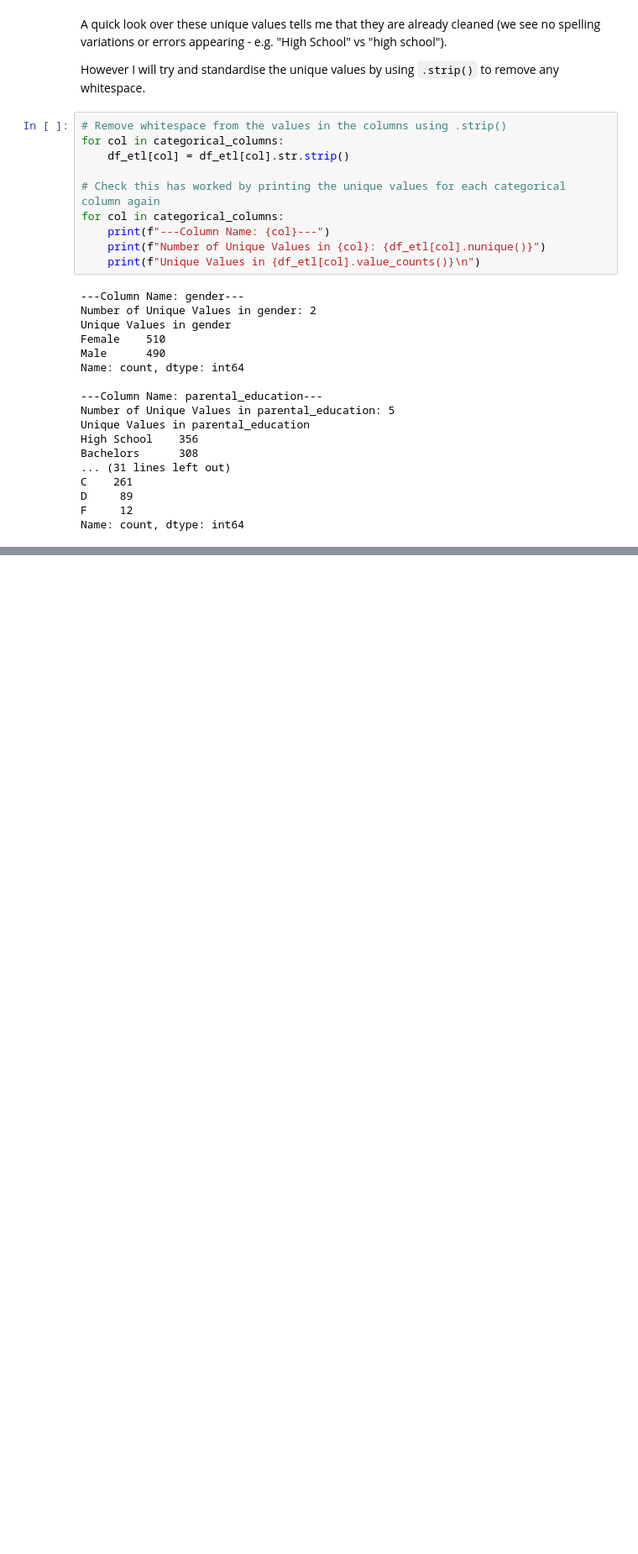
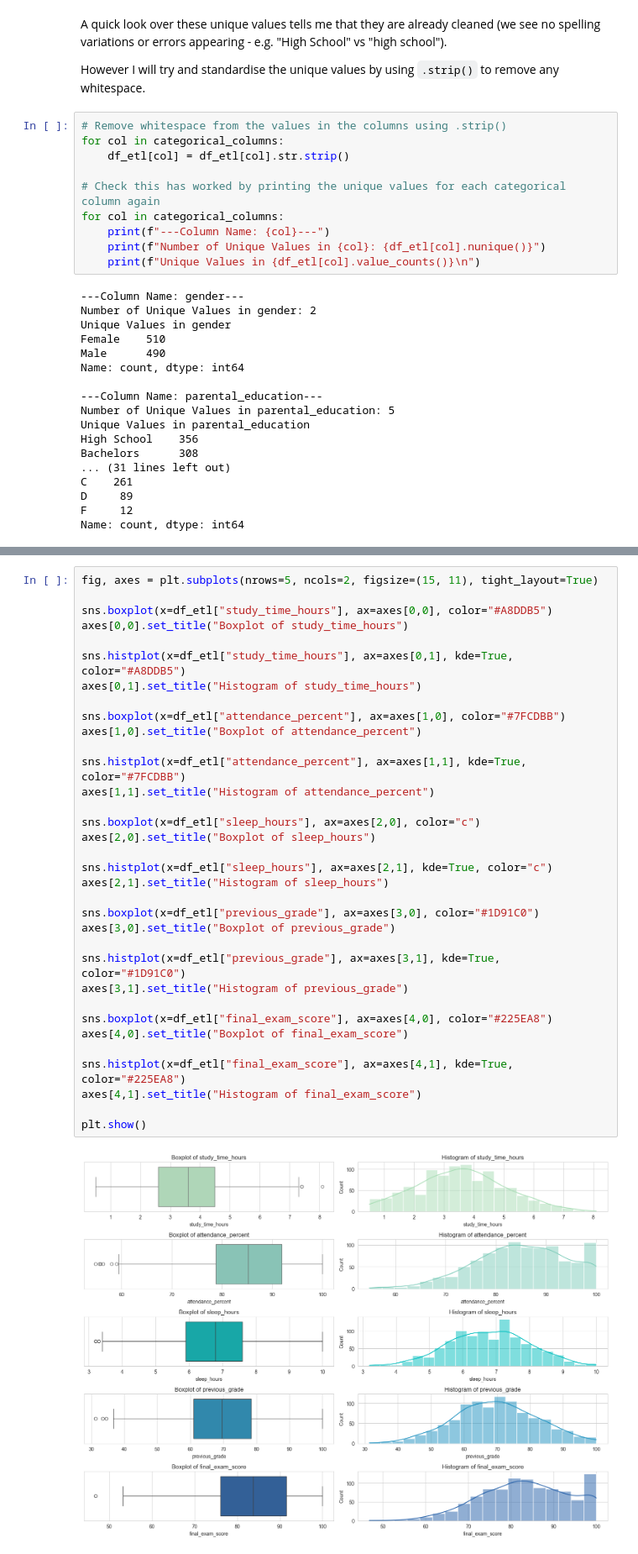
Before and after one commit to elhope23/student-performance-analysis, a Jupyter notebook: jupyter_notebooks/Stage1-ETL.ipynb, the cells around one changed output, grey strips where cells are left out. Shown at 84% size. Saved outputs shown, nothing was run; the diff lists cells and outputs as text; blank space fills up the shorter version.

Commit message:
Stage 1 | Transform: Detect outliers, plot boxplot and histogram, IQR investigation of study time hours

```diff
--- a/jupyter_notebooks/Stage1-ETL.ipynb
+++ b/jupyter_notebooks/Stage1-ETL.ipynb
@@ -381,0 +394,36 @@ Name: count, dtype: int64
+# %%
+fig, axes = plt.subplots(nrows=5, ncols=2, figsize=(15, 11), tight_layout=True)
+
+sns.boxplot(x=df_etl["study_time_hours"], ax=axes[0,0], color="#A8DDB5")
+axes[0,0].set_title("Boxplot of study_time_hours")
+
+sns.histplot(x=df_etl["study_time_hours"], ax=axes[0,1], kde=True, color="#A8DDB5")
+axes[0,1].set_title("Histogram of study_time_hours")
+
+sns.boxplot(x=df_etl["attendance_percent"], ax=axes[1,0], color="#7FCDBB")
+axes[1,0].set_title("Boxplot of attendance_percent")
+
+sns.histplot(x=df_etl["attendance_percent"], ax=axes[1,1], kde=True, color="#7FCDBB")
+axes[1,1].set_title("Histogram of attendance_percent")
+
+sns.boxplot(x=df_etl["sleep_hours"], ax=axes[2,0], color="c")
+axes[2,0].set_title("Boxplot of sleep_hours")
+
+sns.histplot(x=df_etl["sleep_hours"], ax=axes[2,1], kde=True, color="c")
+axes[2,1].set_title("Histogram of sleep_hours")
+
+sns.boxplot(x=df_etl["previous_grade"], ax=axes[3,0], color="#1D91C0")
+axes[3,0].set_title("Boxplot of previous_grade")
+
+sns.histplot(x=df_etl["previous_grade"], ax=axes[3,1], kde=True, color="#1D91C0")
+axes[3,1].set_title("Histogram of previous_grade")
+
+sns.boxplot(x=df_etl["final_exam_score"], ax=axes[4,0], color="#225EA8")
+axes[4,0].set_title("Boxplot of final_exam_score")
+
+sns.histplot(x=df_etl["final_exam_score"], ax=axes[4,1], kde=True, color="#225EA8")
+axes[4,1].set_title("Histogram of final_exam_score")
+
+plt.show()
+# %% [output]
+[figure, added]
```
Also changed, not shown: parts of 16 cells of this notebook.
